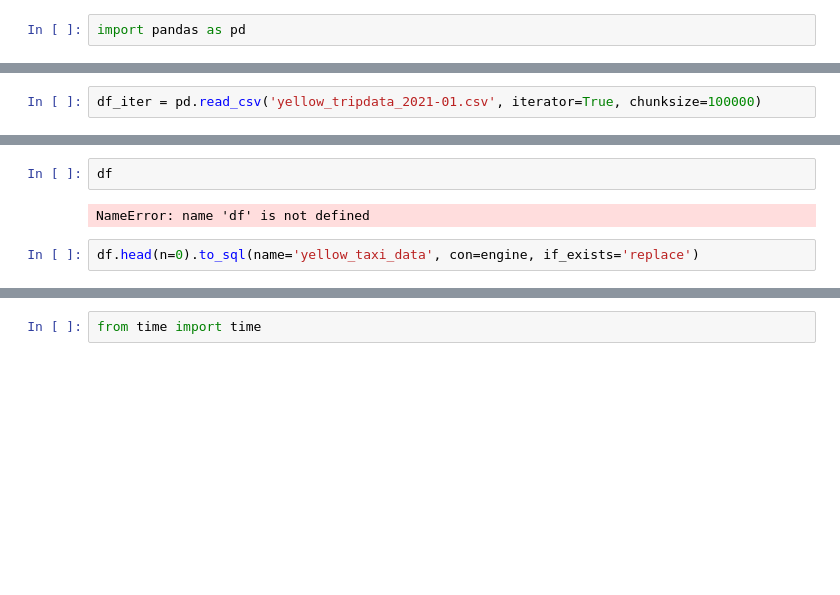
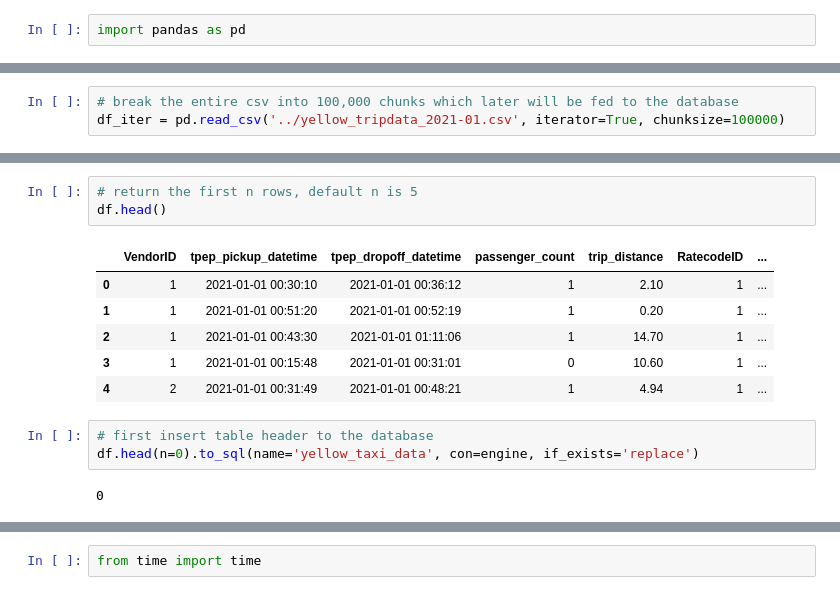
Before and after one commit to yxing9/data-engineering-camp, a Jupyter notebook: week_1_basics_n_setup/2_docker_sql/upload-data.ipynb, the cells around one changed output, grey strips where cells are left out. Drawn from its saved outputs; the diff is of its cells as text; blank space fills up the shorter version.

```diff
--- a/week_1_basics_n_setup/2_docker_sql/upload-data.ipynb
+++ b/week_1_basics_n_setup/2_docker_sql/upload-data.ipynb
@@ -20,4 +129,5 @@ print(pd.io.sql.get_schema(df, name='yellow_taxi_data', con=engine))
 # %%
-df_iter = pd.read_csv('yellow_tripdata_2021-01.csv', iterator=True, chunksize=100000)
+# break the entire csv into 100,000 chunks which later will be fed to the database
+df_iter = pd.read_csv('../yellow_tripdata_2021-01.csv', iterator=True, chunksize=100000)
 # %%
 df = next(df_iter)
@@ -29,8 +203,17 @@ df.tpep_dropoff_datetime = pd.to_datetime(df.tpep_dropoff_datetime)
 # %%
-df
+# return the first n rows, default n is 5
+df.head()
 # %% [output]
-NameError: name 'df' is not defined
+|  | VendorID | tpep_pickup_datetime | tpep_dropoff_datetime | passenger_count | trip_distance | RatecodeID | ... |
+| 0 | 1 | 2021-01-01 00:30:10 | 2021-01-01 00:36:12 | 1 | 2.10 | 1 | ... |
+| 1 | 1 | 2021-01-01 00:51:20 | 2021-01-01 00:52:19 | 1 | 0.20 | 1 | ... |
+| 2 | 1 | 2021-01-01 00:43:30 | 2021-01-01 01:11:06 | 1 | 14.70 | 1 | ... |
+| 3 | 1 | 2021-01-01 00:15:48 | 2021-01-01 00:31:01 | 0 | 10.60 | 1 | ... |
+| 4 | 2 | 2021-01-01 00:31:49 | 2021-01-01 00:48:21 | 1 | 4.94 | 1 | ... |
 # %%
+# first insert table header to the database
 df.head(n=0).to_sql(name='yellow_taxi_data', con=engine, if_exists='replace')
+# %% [output]
+0
 # %%
 %time df.to_sql(name='yellow_taxi_data', con=engine, if_exists='append')
```
Also changed, not shown: parts of 34 cells of this notebook, 8 other files.
